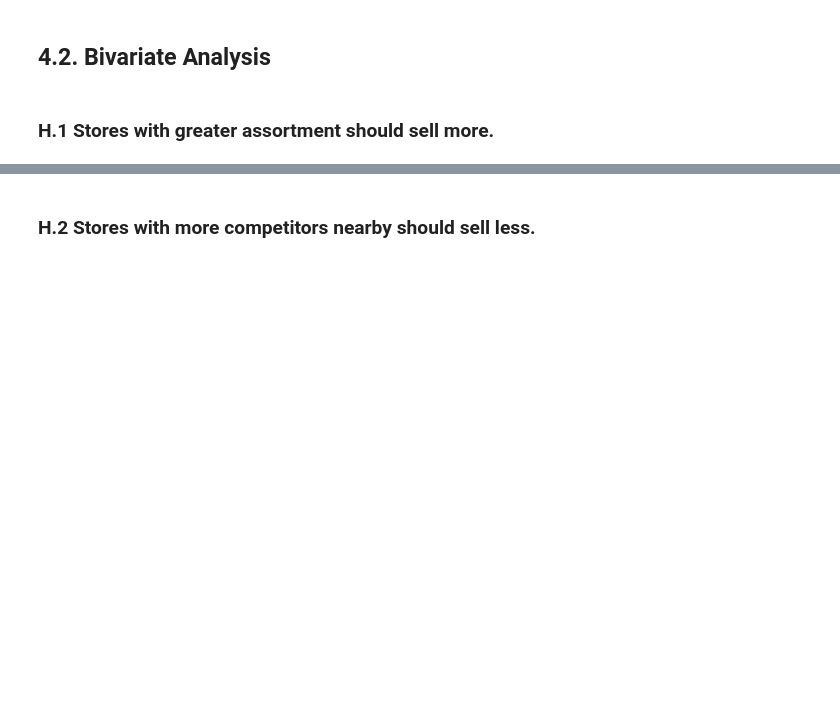
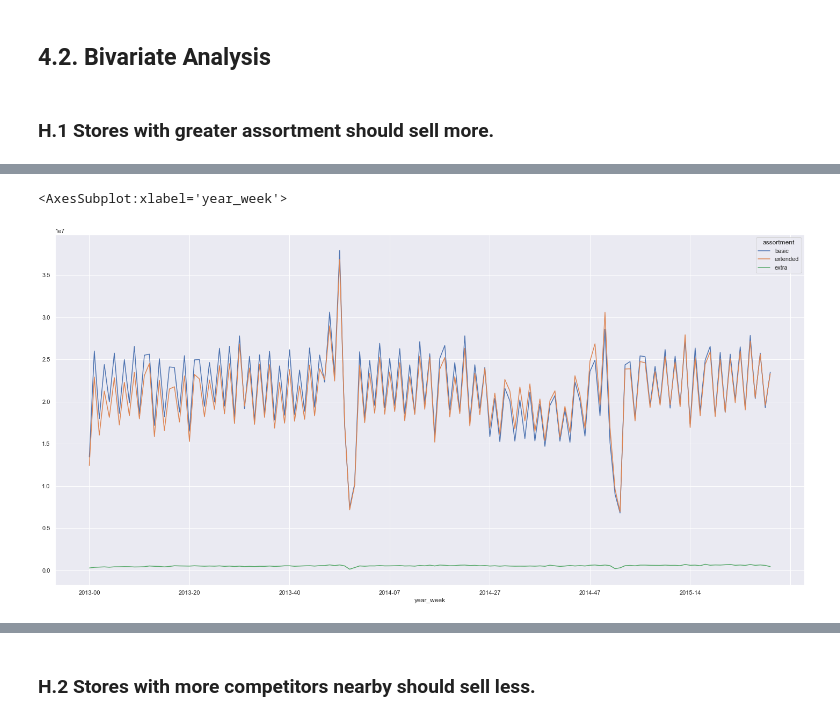
Before and after one commit to luana-afonso/DataScience-Em-Producao, a Jupyter notebook: m04_v01_store_sales_prediction.ipynb, the cells around one changed output, grey strips where cells are left out. Saved outputs shown, nothing was run; the diff lists cells and outputs as text; code cells hidden in the pictures; blank space fills up the shorter version.

```diff
--- a/m04_v01_store_sales_prediction.ipynb
+++ b/m04_v01_store_sales_prediction.ipynb
@@ -949,0 +955,4 @@ aux3.pivot( index='year_week', columns='assortment', values='sales' ).plot()
+# %%
+# Index = granularidade das linhas
+aux3 = aux2.pivot( index= "year_week" , columns= "assortment",values= "sales" )
+aux3.head()
@@ -949,0 +967,5 @@ aux3.pivot( index='year_week', columns='assortment', values='sales' ).plot()
+# %%
+aux3.plot()
+# %% [output]
+<AxesSubplot:xlabel='year_week'>
+[figure, added]
```
Also changed, not shown: parts of 50 cells of this notebook.
